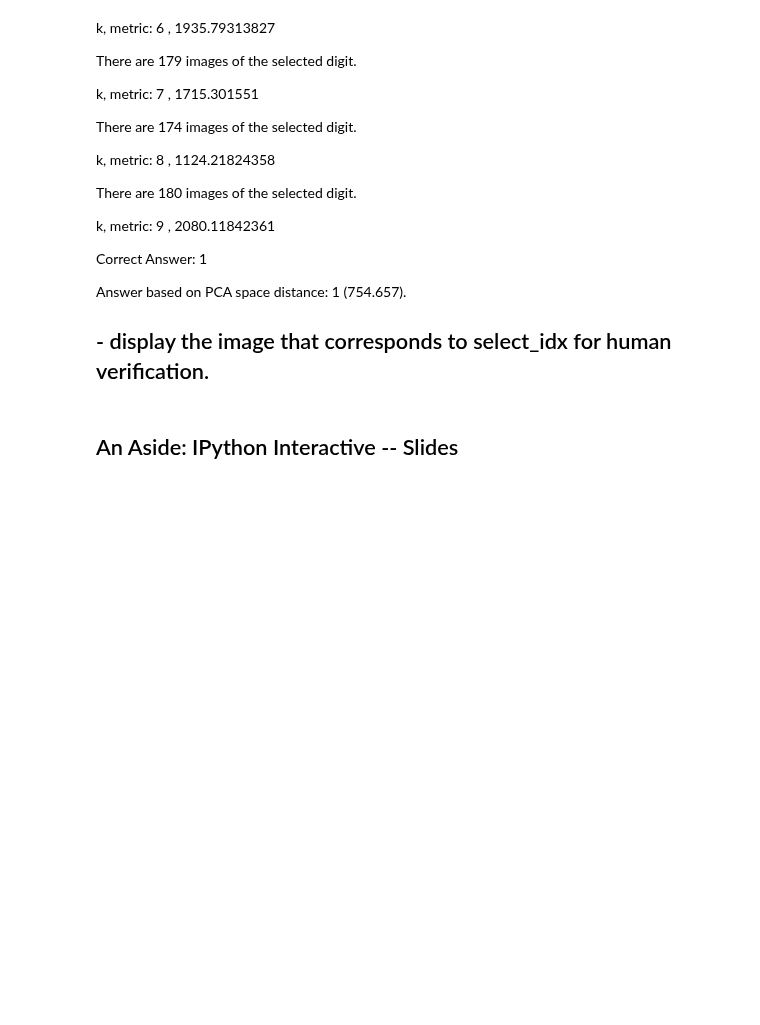
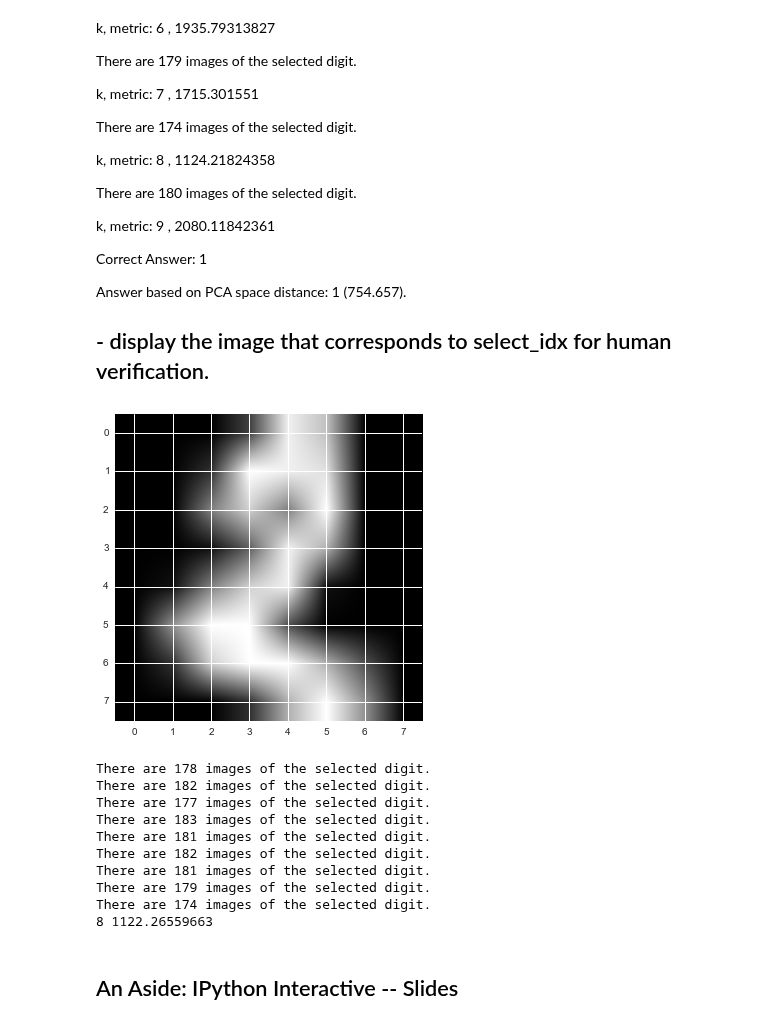
Before and after one commit to COMPPHYS-TTRAN/comp-phys, a Jupyter notebook: comp-phys-wk15-day2.ipynb, the cells around one changed output. Saved outputs shown, nothing was run; the diff lists cells and outputs as text; code cells hidden in the pictures; blank space fills up the shorter version.

```diff
--- a/comp-phys-wk15-day2.ipynb
+++ b/comp-phys-wk15-day2.ipynb
@@ -77,7 +77,7 @@ Xproj = pca.fit_transform(X)
 
 
 # Select a digit image for recognition
-select_dig = 0
+select_idx = 0
 
 idx_compare = digits == 0
 #idx_compare = digits == 1
@@ -90,9 +90,9 @@ print("There are {:d} images of the selected digit.".format(Xproj_compare.shape[
 metric = 0.
 # Going through all the images of the same digit
 for i in range(Xproj_compare.shape[0]):
-    # Xproj[select_dig] same as Xproj[select_dig, :]
+    # Xproj[select_idx] same as Xproj[select_idx, :]
     # -- that is, all PCA components are included.
-    metric += ( (Xproj[select_dig] - Xproj_compare[i])**2).sum()
+    metric += ( (Xproj[select_idx] - Xproj_compare[i])**2).sum()
 
 # for the "right group"
 metric /= (Xproj_compare.shape[0] - 1)
@@ -194,6 +194,55 @@ Correct Answer: 1
 Answer based on PCA space distance: 1 (754.657).
 
 ## - display the image that corresponds to select_idx for human verification.
+# %%
+import pdb
+def classify_dig(X, select_idx, n_comp = 10, prn_interm_metric = False):
+    pca = PCA(n_comp)
+    Xproj = pca.fit_transform(X)
+    metric_lst = []
+    for n in range(9):
+        idx_compare = digits == n
+        #idx_compare = digits == 1
+        Xproj_compare = Xproj[idx_compare, :]
+        #pdb.set_trace()
+        if prn_interm_metric:
+            print("There are {:d} images of the selected digit.".format(Xproj_compare.shape[0]))
+
+        metric = 0.
+        for i in range(Xproj_compare.shape[0]):
+            metric += ( (Xproj[select_idx] - Xproj_compare[i])**2).sum()
+
+        metric /= (Xproj_compare.shape[0] - 1)
+        metric_lst.append(metric)
+    metric_min = min(metric_lst)
+    k_keep = metric_lst.index(metric_min)
+    #pdb.set_trace()
+
+
+
+    return k_keep, metric_min
+
+select_idx = 2
+plt.imshow(X[select_idx].reshape((8,8)), cmap = 'gray')
+plt.grid('off')
+plt.show()
+
+k_keep, metric_min = classify_dig(X, select_idx, prn_interm_metric = True)
+
+
+print(k_keep, metric_min)
+# %% [output]
+[figure, added]
+There are 178 images of the selected digit.
+There are 182 images of the selected digit.
+There are 177 images of the selected digit.
+There are 183 images of the selected digit.
+There are 181 images of the selected digit.
+There are 182 images of the selected digit.
+There are 181 images of the selected digit.
+There are 179 images of the selected digit.
+There are 174 images of the selected digit.
+8 1122.26559663
 # %% [markdown]
 ## An Aside: IPython Interactive -- Slides
 # %%
```
Also changed, not shown: parts of 2 cells of this notebook, 1 other file.
